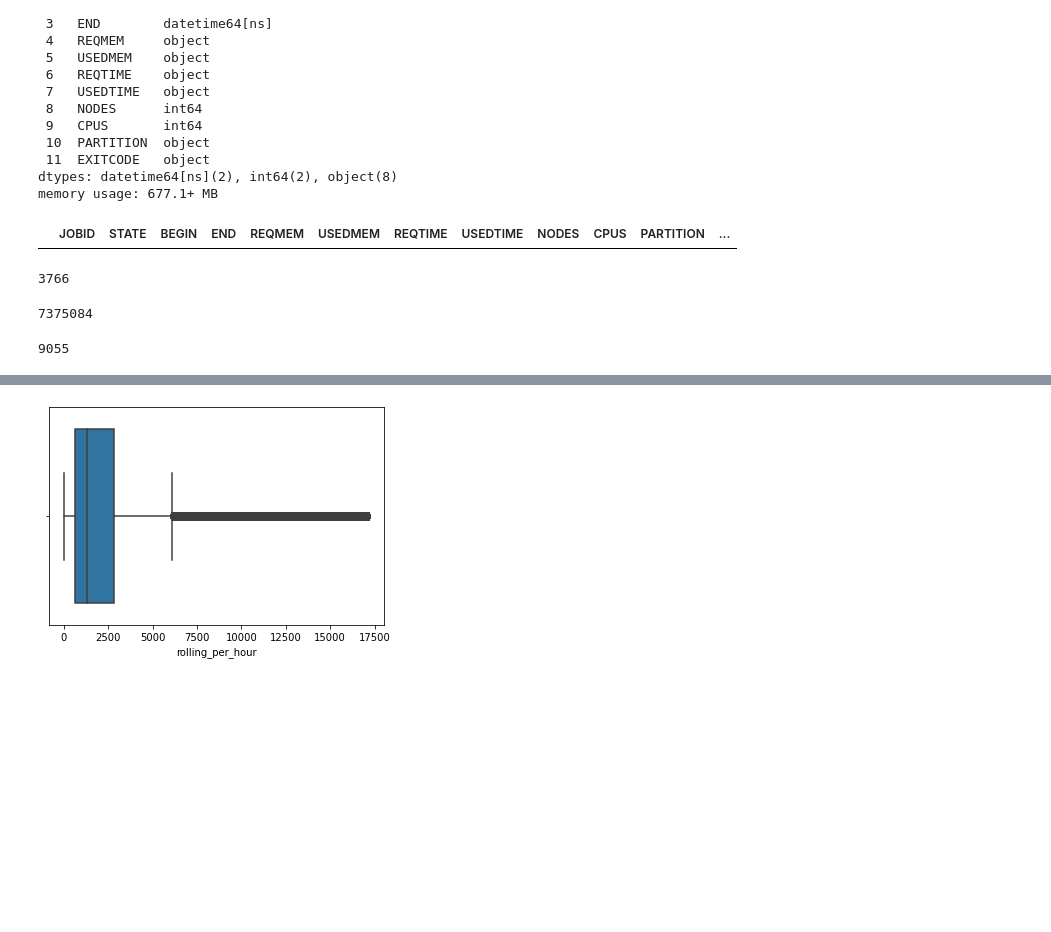
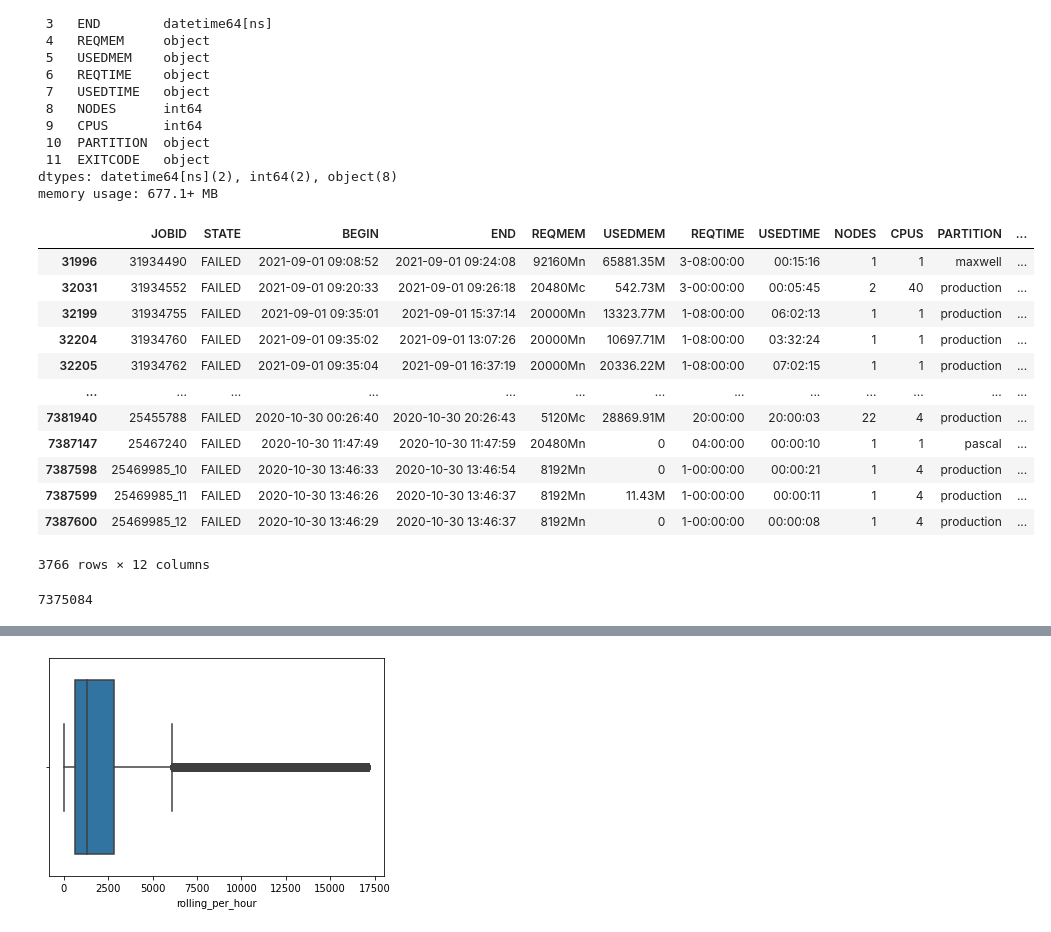
Before and after one commit to nedatahe/accre-candy-corn, a Jupyter notebook: 2021-10-26 Fullsample_ACCRE_JG.ipynb, the cells around one changed output, grey strips where cells are left out. Saved outputs shown, nothing was run; the diff lists cells and outputs as text; code cells hidden in the pictures; blank space fills up the shorter version.

```diff
--- a/2021-10-26 Fullsample_ACCRE_JG.ipynb
+++ b/2021-10-26 Fullsample_ACCRE_JG.ipynb
@@ -38,13 +38,21 @@ Data columns (total 12 columns):
 dtypes: datetime64[ns](2), int64(2), object(8)
 memory usage: 677.1+ MB
 # %%
-fullsample[fullsample['END'] == 'NaT']
+fullsample[fullsample['STATE']== 'FAILED']
 # %% [output]
 |  | JOBID | STATE | BEGIN | END | REQMEM | USEDMEM | REQTIME | USEDTIME | NODES | CPUS | PARTITION | ... |
+| 31996 | 31934490 | FAILED | 2021-09-01 09:08:52 | 2021-09-01 09:24:08 | 92160Mn | 65881.35M | 3-08:00:00 | 00:15:16 | 1 | 1 | maxwell | ... |
+| 32031 | 31934552 | FAILED | 2021-09-01 09:20:33 | 2021-09-01 09:26:18 | 20480Mc | 542.73M | 3-00:00:00 | 00:05:45 | 2 | 40 | production | ... |
+| 32199 | 31934755 | FAILED | 2021-09-01 09:35:01 | 2021-09-01 15:37:14 | 20000Mn | 13323.77M | 1-08:00:00 | 06:02:13 | 1 | 1 | production | ... |
+| 32204 | 31934760 | FAILED | 2021-09-01 09:35:02 | 2021-09-01 13:07:26 | 20000Mn | 10697.71M | 1-08:00:00 | 03:32:24 | 1 | 1 | production | ... |
+| 32205 | 31934762 | FAILED | 2021-09-01 09:35:04 | 2021-09-01 16:37:19 | 20000Mn | 20336.22M | 1-08:00:00 | 07:02:15 | 1 | 1 | production | ... |
+| ... | ... | ... | ... | ... | ... | ... | ... | ... | ... | ... | ... | ... |
+| 7381940 | 25455788 | FAILED | 2020-10-30 00:26:40 | 2020-10-30 20:26:43 | 5120Mc | 28869.91M | 20:00:00 | 20:00:03 | 22 | 4 | production | ... |
+| 7387147 | 25467240 | FAILED | 2020-10-30 11:47:49 | 2020-10-30 11:47:59 | 20480Mn | 0 | 04:00:00 | 00:00:10 | 1 | 1 | pascal | ... |
+| 7387598 | 25469985_10 | FAILED | 2020-10-30 13:46:33 | 2020-10-30 13:46:54 | 8192Mn | 0 | 1-00:00:00 | 00:00:21 | 1 | 4 | production | ... |
+| 7387599 | 25469985_11 | FAILED | 2020-10-30 13:46:26 | 2020-10-30 13:46:37 | 8192Mn | 11.43M | 1-00:00:00 | 00:00:11 | 1 | 4 | production | ... |
+| 7387600 | 25469985_12 | FAILED | 2020-10-30 13:46:29 | 2020-10-30 13:46:37 | 8192Mn | 0 | 1-00:00:00 | 00:00:08 | 1 | 4 | production | ... |
+3766 rows × 12 columns
-# %%
-fullsample[fullsample['STATE']== 'FAILED'].value_counts().sum()
-# %% [output]
-3766
 # %%
 fullsample[fullsample['STATE']== 'COMPLETED'].value_counts().sum()
 # %% [output]
@@ -52,5 +64,3 @@ fullsample[fullsample['STATE']== 'COMPLETED'].value_counts().sum()
 # %%
-fullsample[fullsample['STATE']== 'CANCELLED'].value_counts().sum()
+#fullsample[fullsample['STATE']== 'PREEMPTED'].value_counts().sum()
-# %% [output]
-9055
 # %%
```
Also changed, not shown: parts of 41 cells of this notebook.
